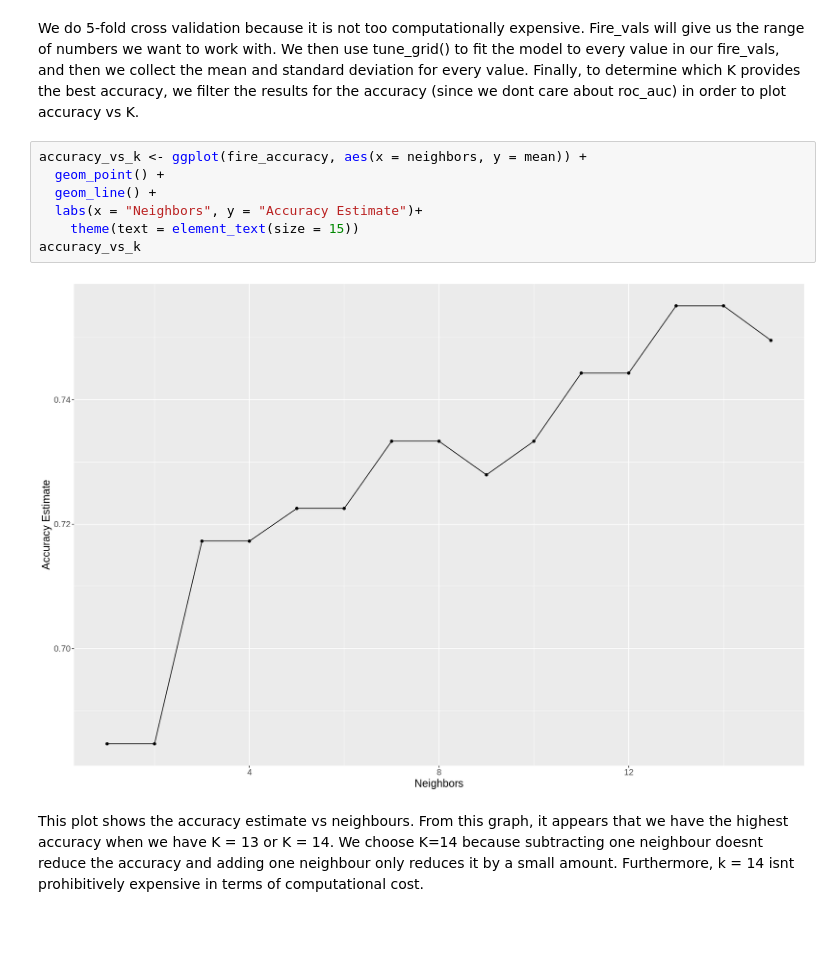
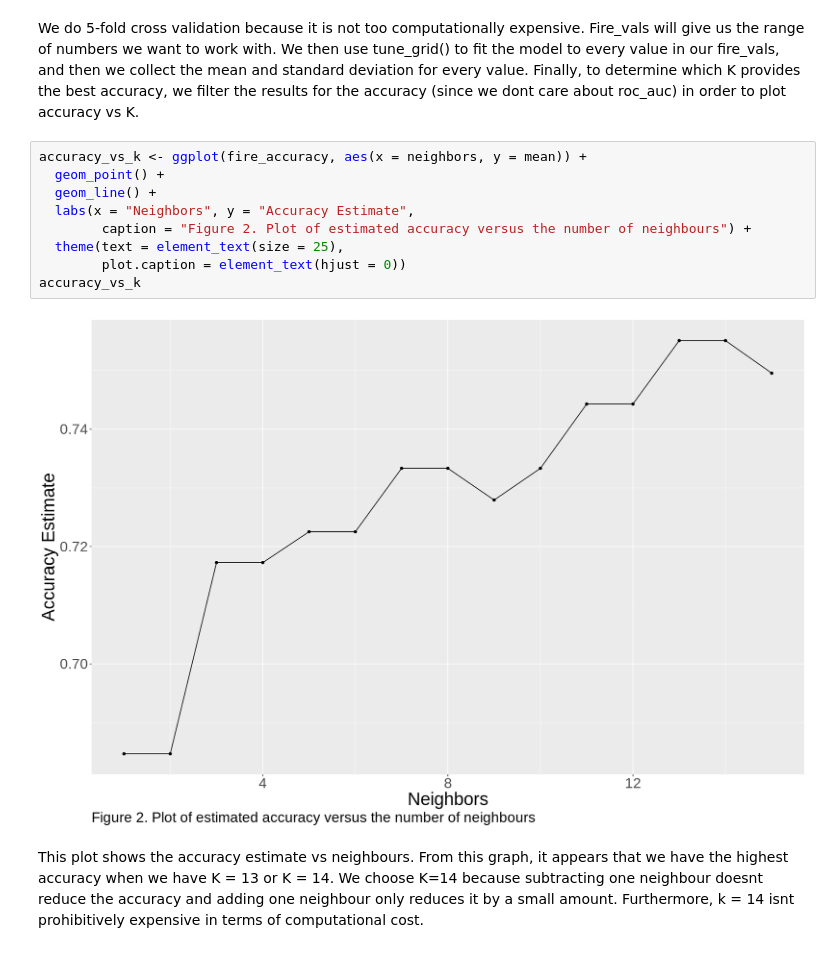
Before and after one commit to danielhou13/DSCI-100-Project-gr-17, a Jupyter notebook: Report.ipynb, the cells around one changed output. Drawn from its saved outputs; the diff is of its cells as text.

```diff
--- a/Report.ipynb
+++ b/Report.ipynb
@@ -228,12 +232,14 @@ We do 5-fold cross validation because it is not too computationally expensive. F
 # %%
 accuracy_vs_k <- ggplot(fire_accuracy, aes(x = neighbors, y = mean)) +
   geom_point() +
   geom_line() +
-  labs(x = "Neighbors", y = "Accuracy Estimate")+
-    theme(text = element_text(size = 15))
+  labs(x = "Neighbors", y = "Accuracy Estimate",
+        caption = "Figure 2. Plot of estimated accuracy versus the number of neighbours") +
+  theme(text = element_text(size = 25),
+        plot.caption = element_text(hjust = 0))
 accuracy_vs_k
 # %% [output]
-[figure, old version]
+[figure, new version]
 # %% [markdown]
 This plot shows the accuracy estimate vs neighbours. From this graph, it appears that we have the highest accuracy when we have K = 13 or K = 14. We choose K=14 because subtracting one neighbour doesnt reduce the accuracy and adding one neighbour only reduces it by a small amount. Furthermore, k = 14 isnt prohibitively expensive in terms of computational cost.
 # %% [markdown]
```
Also changed, not shown: parts of 7 cells of this notebook.
